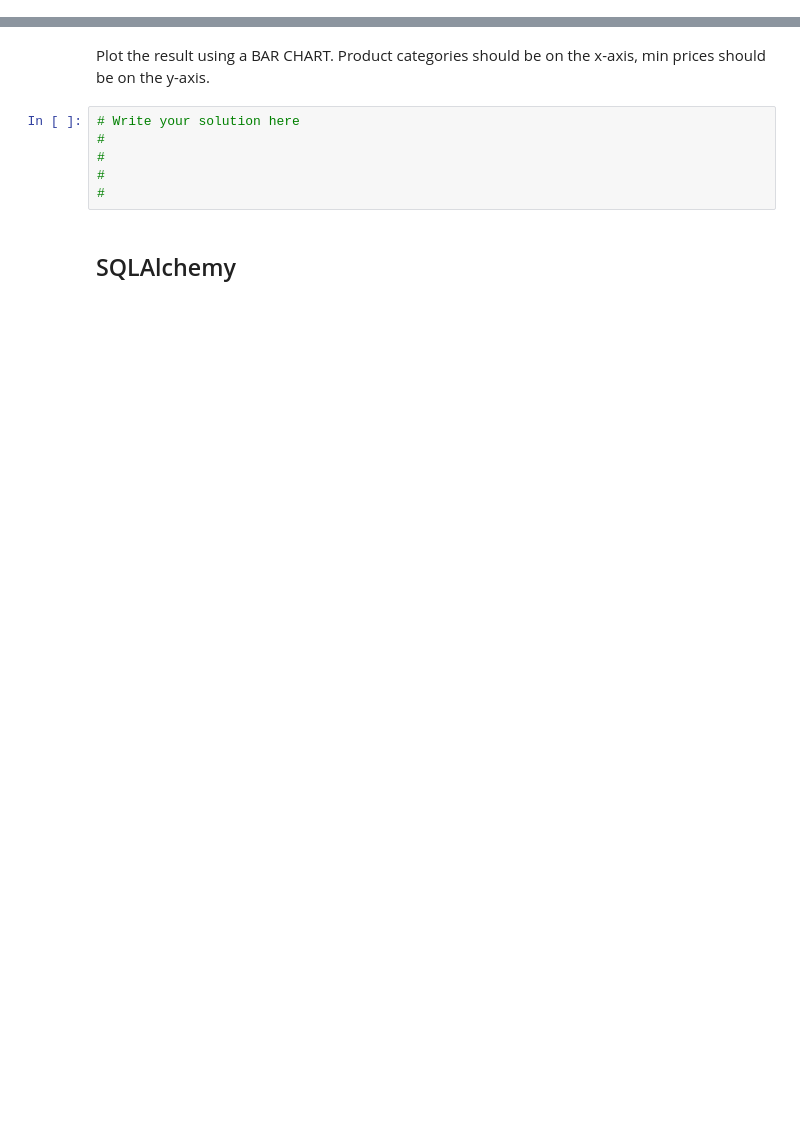
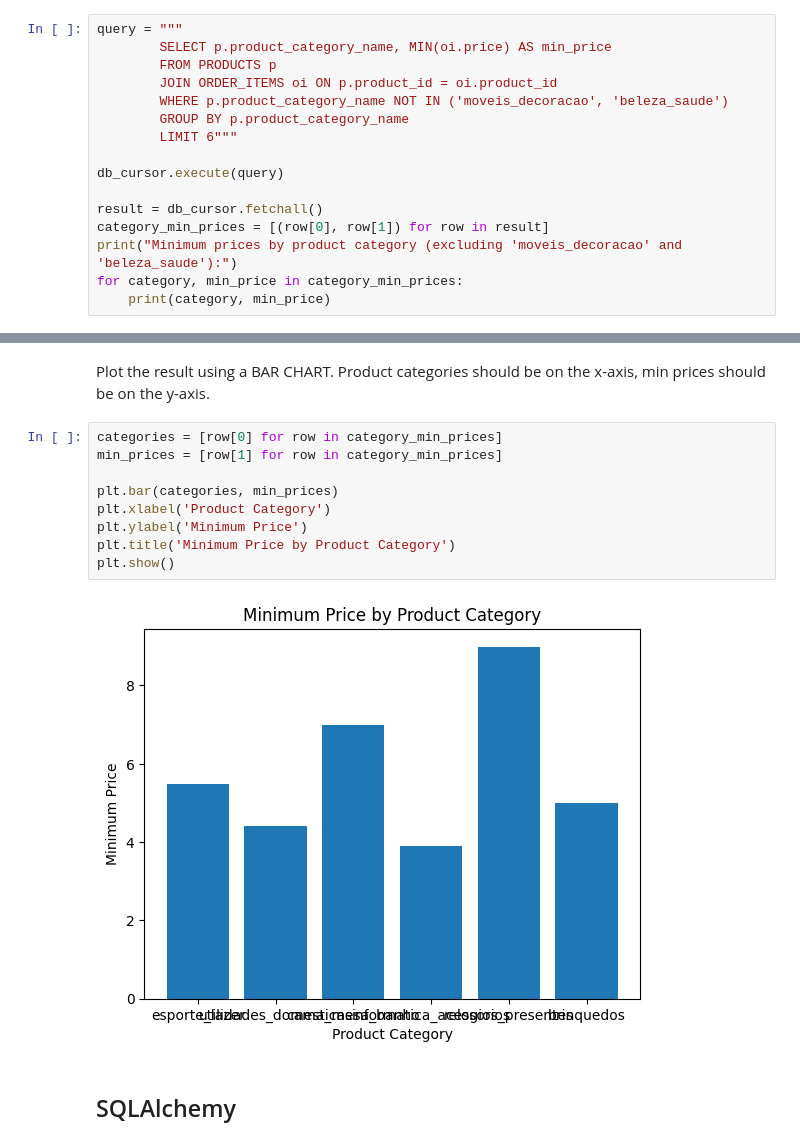
Before and after one commit to yguven17/DATABASE-MANAGEMENT-SYSTEMS, a Jupyter notebook: Homeworks/HW4/HW4.ipynb, the cells around one changed output, grey strips where cells are left out. Drawn from its saved outputs; the diff is of its cells as text; blank space fills up the shorter version.

```diff
--- a/Homeworks/HW4/HW4.ipynb
+++ b/Homeworks/HW4/HW4.ipynb
@@ -223,0 +297,16 @@ The result should be like: category1 -> minprice1, category2 -> minprice2, ...
+# %%
+query = """
+        SELECT p.product_category_name, MIN(oi.price) AS min_price
+        FROM PRODUCTS p
+        JOIN ORDER_ITEMS oi ON p.product_id = oi.product_id
+        WHERE p.product_category_name NOT IN ('moveis_decoracao', 'beleza_saude')
+        GROUP BY p.product_category_name
+        LIMIT 6"""
+
+db_cursor.execute(query)
+
+result = db_cursor.fetchall()
+category_min_prices = [(row[0], row[1]) for row in result]
+print("Minimum prices by product category (excluding 'moveis_decoracao' and 'beleza_saude'):")
+for category, min_price in category_min_prices:
+    print(category, min_price)
@@ -224,11 +321,16 @@ The result should be like: category1 -> minprice1, category2 -> minprice2, ...
 # %% [markdown]
 Plot the result using a BAR CHART. Product categories should be on the x-axis, min prices should be on the y-axis.
-# %%
-# Write your solution here
-#
-#
-#
-#
+# %%
+categories = [row[0] for row in category_min_prices]
+min_prices = [row[1] for row in category_min_prices]
+
+plt.bar(categories, min_prices)
+plt.xlabel('Product Category')
+plt.ylabel('Minimum Price')
+plt.title('Minimum Price by Product Category')
+plt.show()
+# %% [output]
+[figure, added]
 # %% [markdown]
 ## SQLAlchemy
 # %%
```
Also changed, not shown: parts of 36 cells of this notebook.
